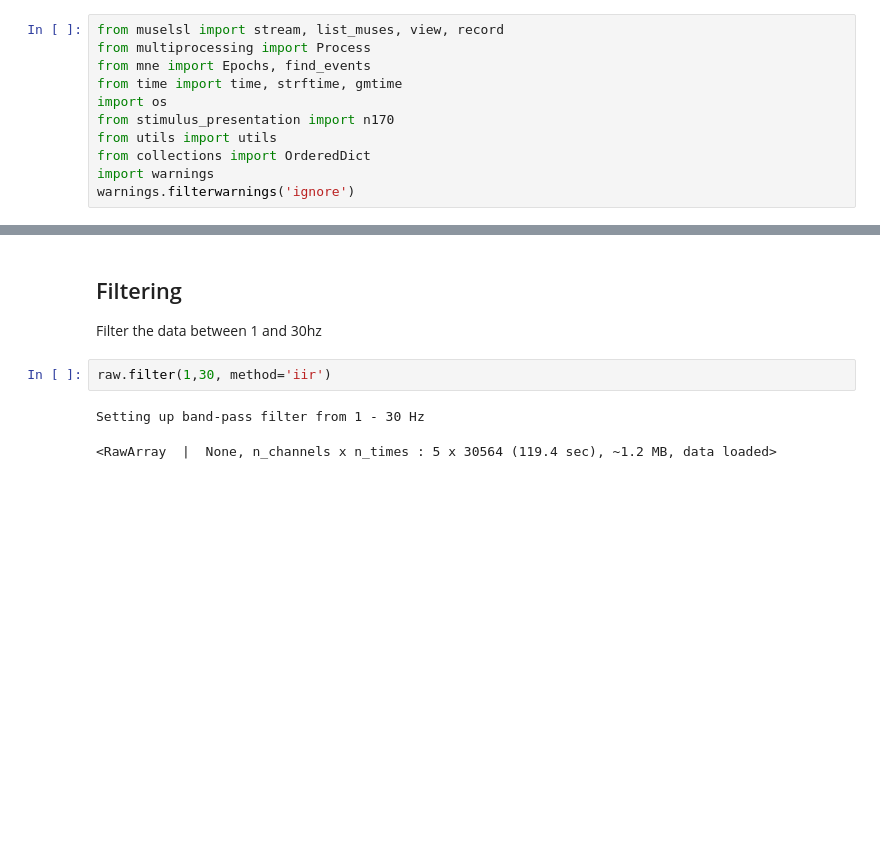
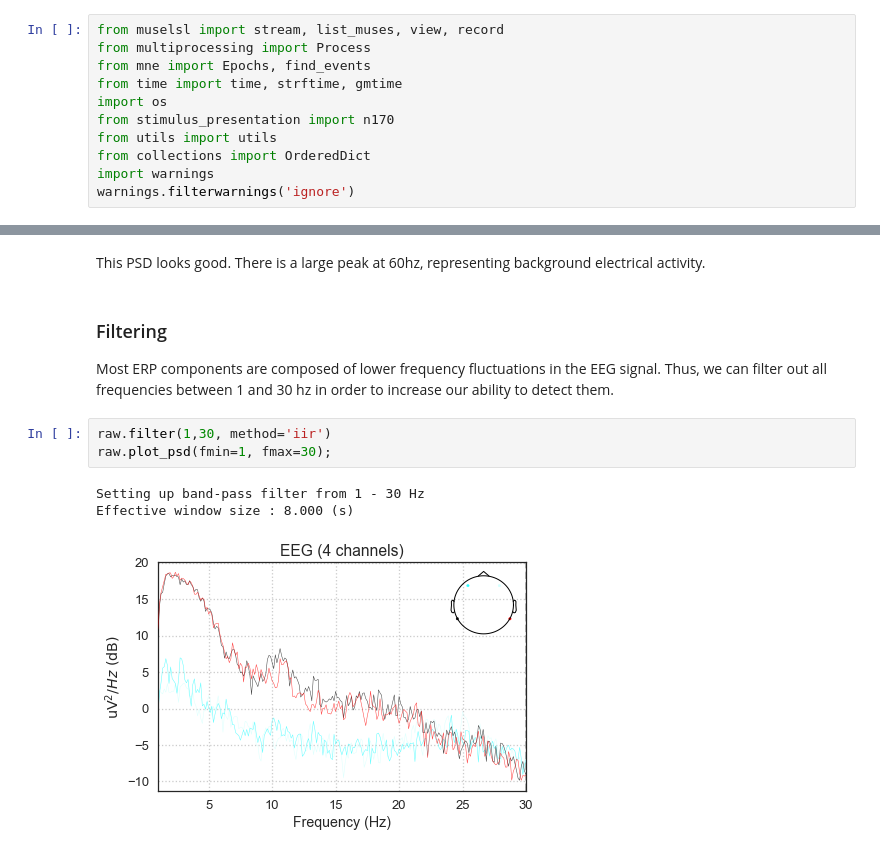
Before and after one commit to NeuroTechX/eeg-notebooks_v0.1, a Jupyter notebook: notebooks/N170.ipynb, the cells around one changed output, grey strips where cells are left out. Drawn from its saved outputs; the diff is of its cells as text; blank space fills up the shorter version.

```diff
--- a/notebooks/N170.ipynb
+++ b/notebooks/N170.ipynb
@@ -92,8 +132,13 @@ Effective window size : 8.000 (s)
-# %% [markdown]
-## Filtering
-Filter the data between 1 and 30hz
+# %% [markdown]
+This PSD looks good. There is a large peak at 60hz, representing background electrical activity.
+# %% [markdown]
+### Filtering
+
+Most ERP components are composed of lower frequency fluctuations in the EEG signal. Thus, we can filter out all frequencies between 1 and 30 hz in order to increase our ability to detect them.
 # %%
 raw.filter(1,30, method='iir')
+raw.plot_psd(fmin=1, fmax=30);
 # %% [output]
 Setting up band-pass filter from 1 - 30 Hz
+Effective window size : 8.000 (s)
-<RawArray  |  None, n_channels x n_times : 5 x 30564 (119.4 sec), ~1.2 MB, data loaded>
+[figure, added]
```
Also changed, not shown: parts of 34 cells of this notebook, 2 other files.
